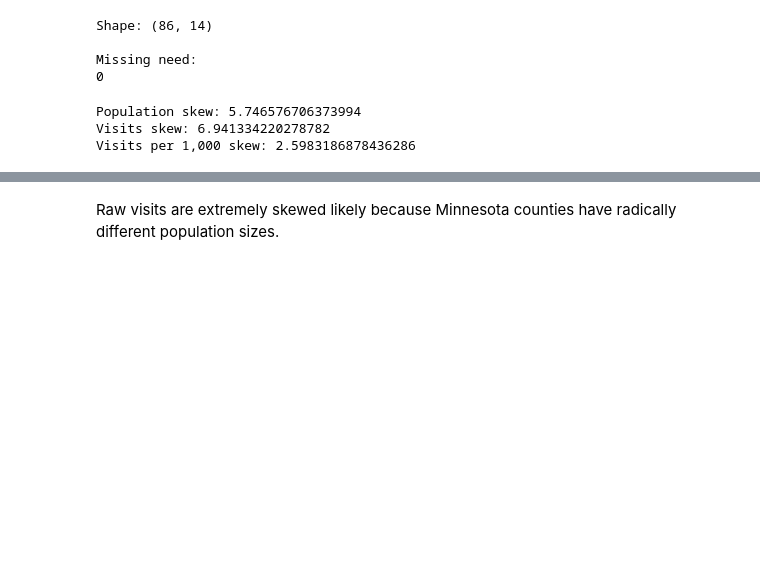
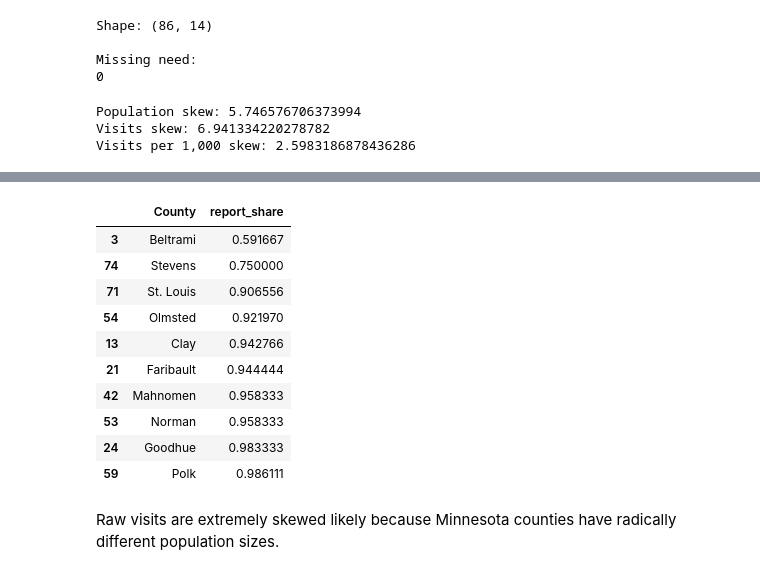
Before and after one commit to Hajar0Ahmed/MinneMUDAC2026Outliers, a Jupyter notebook: notebooks/county_table_2024.ipynb, the cells around one changed output, grey strips where cells are left out. Drawn from its saved outputs; the diff is of its cells as text; code cells hidden in the pictures; blank space fills up the shorter version.

```diff
--- a/notebooks/county_table_2024.ipynb
+++ b/notebooks/county_table_2024.ipynb
@@ -210,11 +199,0 @@ dtype: int64
-# %%
-county_table = county_table.merge(
-    rural[["fips", "rucc", "metro"]],
-    on="fips",
-    how="left"
-)
-
-print("Shape:", county_table.shape)
-
-print("\nMissing values:")
-print(county_table.isna().sum())
@@ -262,6 +199,0 @@ Number of differences: 0
-# %%
-county_table["rucc"] = county_table["rucc_x"]
-
-county_table = county_table.drop(
-    columns=["rucc_x", "rucc_y"]
-)
@@ -444,3 +385,64 @@ Visits per 1,000 skew: 2.5983186878436286
+# %%
+activity_2024["reported"] = (
+    activity_2024[
+        [
+            "HouseholdsReg",
+            "IndividualsReg",
+            "PoundsReg"
+        ]
+    ]
+    .notna()
+    .all(axis=1)
+)
+
+county_month_reporting = (
+    activity_2024
+    .groupby(
+        ["County", "_Month"],
+        as_index=False
+    )
+    .agg(
+        report_share=("reported", "mean")
+    )
+)
+
+county_reporting = (
+    county_month_reporting
+    .groupby(
+        "County",
+        as_index=False
+    )
+    .agg(
+        report_share=("report_share", "mean")
+    )
+)
+
+county_table = county_table.merge(
+    county_reporting,
+    on="County",
+    how="left",
+    validate="one_to_one"
+)
+
+display(
+    county_table[
+        ["County", "report_share"]
+    ]
+    .sort_values("report_share")
+    .head(10)
+)
+# %% [output]
+|  | County | report_share |
+| 3 | Beltrami | 0.591667 |
+| 74 | Stevens | 0.750000 |
+| 71 | St. Louis | 0.906556 |
+| 54 | Olmsted | 0.921970 |
+| 13 | Clay | 0.942766 |
+| 21 | Faribault | 0.944444 |
+| 42 | Mahnomen | 0.958333 |
+| 53 | Norman | 0.958333 |
+| 24 | Goodhue | 0.983333 |
+| 59 | Polk | 0.986111 |
 # %% [markdown]
 Raw visits are extremely skewed likely because Minnesota counties have radically different population sizes.
 # %%
```
Also changed, not shown: parts of 9 cells of this notebook, 2 other files.
